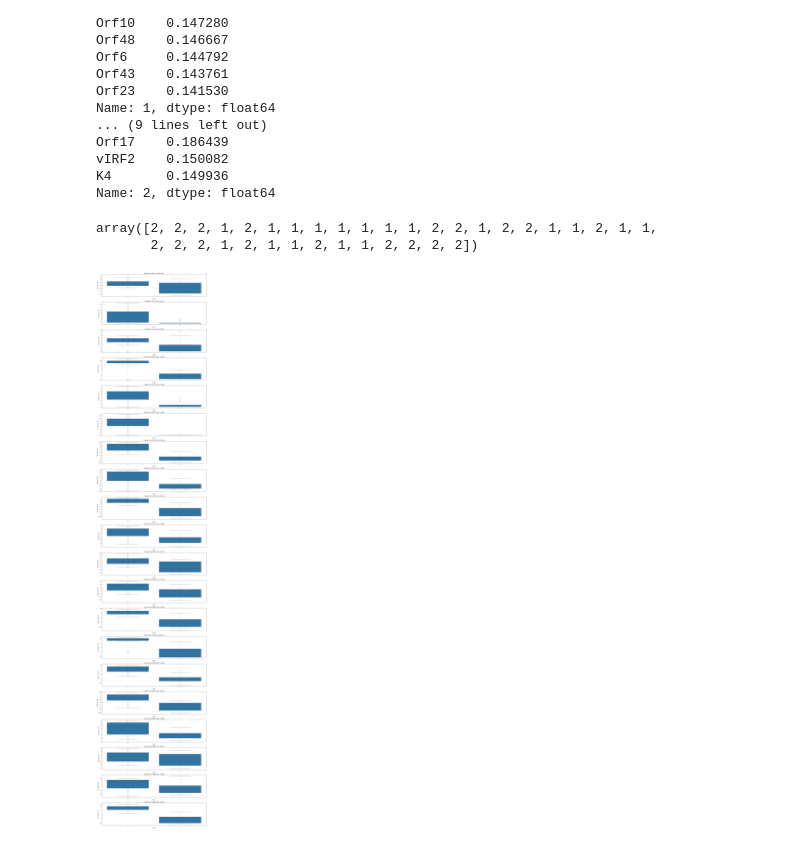
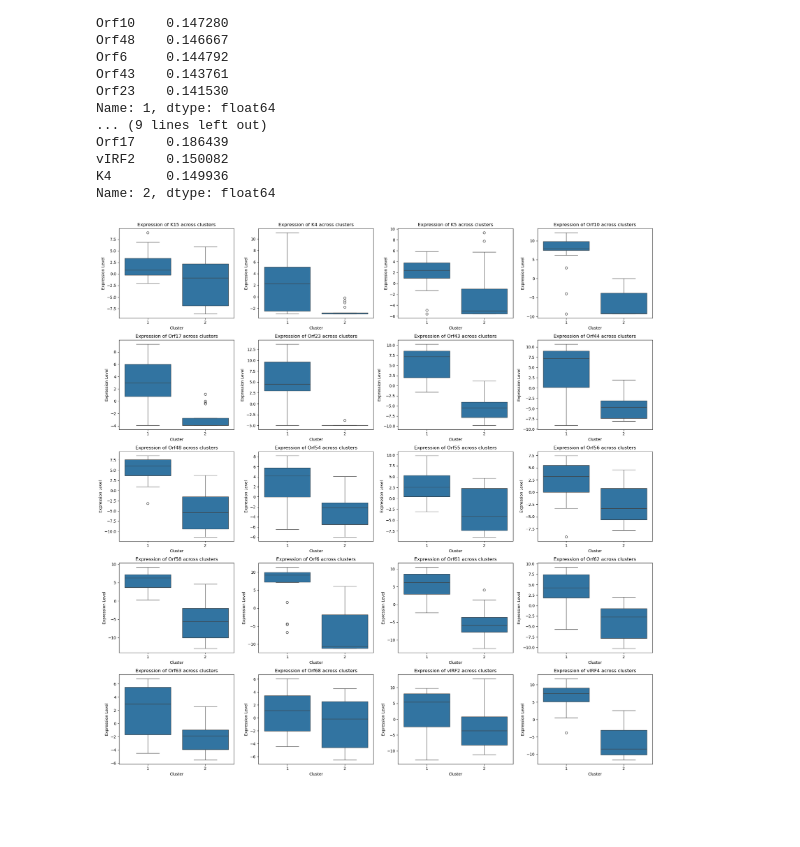
Before and after one commit to alecplotkin/DATA-481-Team-Virology, a Jupyter notebook: Nicolas_Zhang/try2/data_20250318.ipynb, the cells around one changed output. Cells and saved outputs as stored; diff of their text form; code cells hidden in the pictures; blank space fills up the shorter version.

Commit message:
additional analysis on selecting genes for clustering

```diff
--- a/Nicolas_Zhang/try2/data_20250318.ipynb
+++ b/Nicolas_Zhang/try2/data_20250318.ipynb
@@ -149,23 +149,19 @@ Orf17    0.186439
 vIRF2    0.150082
 K4       0.149936
 Name: 2, dtype: float64
-# %%
-cluster_assignments['cluster'].values
-# %% [output]
-array([2, 2, 2, 1, 2, 1, 1, 1, 1, 1, 1, 1, 2, 2, 1, 2, 2, 1, 1, 2, 1, 1,
-       2, 2, 2, 1, 2, 1, 1, 2, 1, 1, 2, 2, 2, 2])
 # %%
 important_genes = top_genes_pc1.index.union(top_genes_pc2.index)
 
-fig, axes = plt.subplots(len(important_genes), 1, figsize=(16, len(important_genes) * 4))
+fig, axes = plt.subplots(5, 4, figsize=(20, 20))
+axes = axes.flatten()
 
 for i, gene in enumerate(important_genes):
     sns.boxplot(ax=axes[i], x=cluster_assignments['cluster'].values, y=average_expression_t[gene])
     axes[i].set_title(f"Expression of {gene} across clusters")
     axes[i].set_xlabel("Cluster")
     axes[i].set_ylabel("Expression Level")
 
 plt.tight_layout()
 plt.show()
 # %% [output]
-[figure, old version]
+[figure, new version]
```
Also changed, not shown: parts of 5 cells of this notebook.
